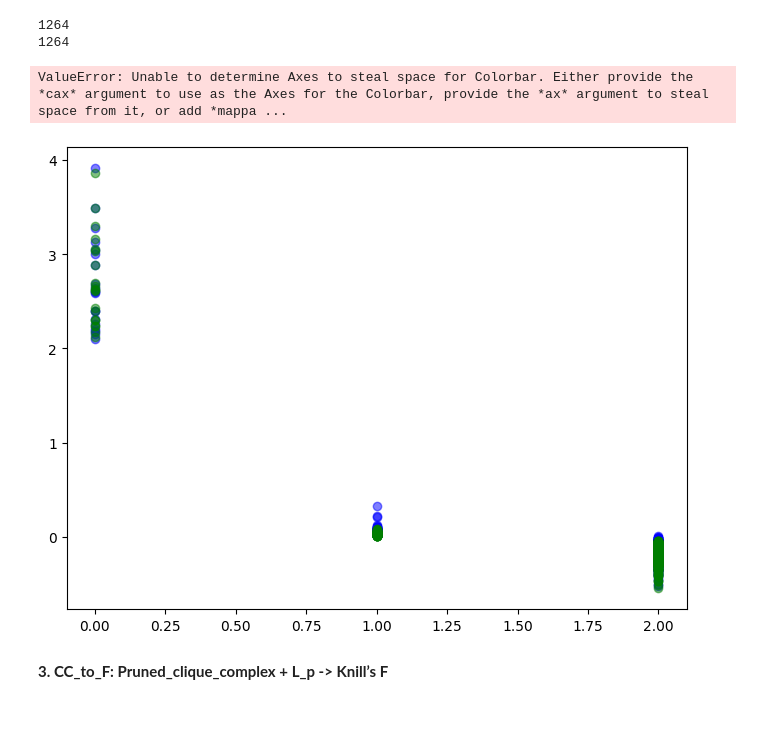
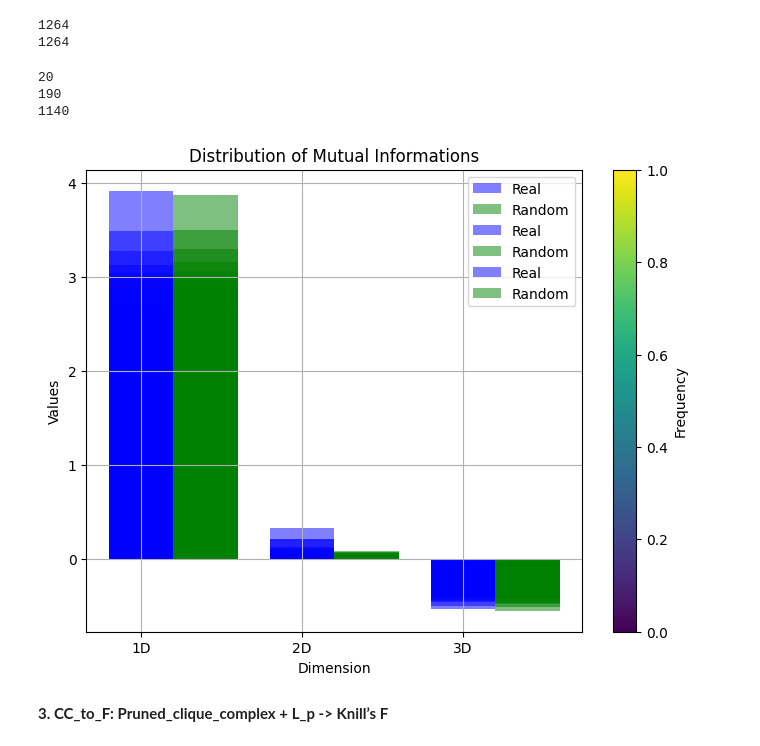
Before and after one commit to cyrilrommens/Free_energy_of_simplicial_complexes, a Jupyter notebook: Main_scripts.ipynb, the cells around one changed output. Drawn from its saved outputs; the diff is of its cells as text; code cells hidden in the pictures; blank space fills up the shorter version.

```diff
--- a/Main_scripts.ipynb
+++ b/Main_scripts.ipynb
@@ -335,46 +335,57 @@ print(len(clique_complex))
 # %% [output]
 1264
 1264
+# %%
+print(len(Real_I1))
+print(len(Real_I2))
+print(len(Real_I3))
+# %% [output]
+20
+190
+1140
 # %%
 import numpy as np
 import matplotlib.pyplot as plt
 
 # Define the data
 Real = [Real_I1, Real_I2, Real_I3]
 Random = [Random_I1, Random_I2, Random_I3]
 
-# Create a new figure
-plt.figure(figsize=(8, 6))
+# Create a new figure and axis
+fig, ax = plt.subplots(figsize=(8, 6))
 
 # Set up the color map
 cmap = plt.cm.viridis
 
 # Plot the histograms
 for i in range(len(Real)):
     x = [i] * len(Real[i])
-    plt.scatter(x, Real[i], color='blue', alpha=0.5)
-    plt.scatter(x, Random[i], color='green', alpha=0.5)
+    ax.bar(x, Real[i], color='blue', alpha=0.5, width=0.4, label='Real')
+    ax.bar([pos + 0.4 for pos in x], Random[i], color='green', alpha=0.5, width=0.4, label='Random')
+
+# Set x-axis ticks and labels
+ax.set_xticks(range(len(Real)))
+ax.set_xticklabels(['1D', '2D', '3D'])
+
+# Add labels and title
+ax.set_xlabel('Dimension')
+ax.set_ylabel('Values')
+ax.set_title('Distribution of Mutual Informations')
+
+# Add legend
+ax.legend()
 
 # Add colorbar
 sm = plt.cm.ScalarMappable(cmap=cmap, norm=plt.Normalize(vmin=0, vmax=1))
 sm.set_array([])
-cbar = plt.colorbar(sm)
+cbar = plt.colorbar(sm, ax=ax)
 cbar.set_label('Frequency')
-
-# Set x-axis ticks and labels
-plt.xticks(range(len(Real)), ['Real_1', 'Real_2', 'Real_3'])
-
-# Add labels and title
-plt.xlabel('Real and Random Lists')
-plt.ylabel('Values')
-plt.title('Histograms with Colorbar')
 
 # Show the plot
 plt.grid(True)
 plt.show()
 # %% [output]
-ValueError: Unable to determine Axes to steal space for Colorbar. Either provide the *cax* argument to use as the Axes for the Colorbar, provide the *ax* argument to steal space from it, or add *mappa ...
-[figure, old version]
+[figure, new version]
 # %% [markdown]
 **3. CC_to_F: 	Pruned_clique_complex + L_p -> Knill’s F**
 # %%
```
